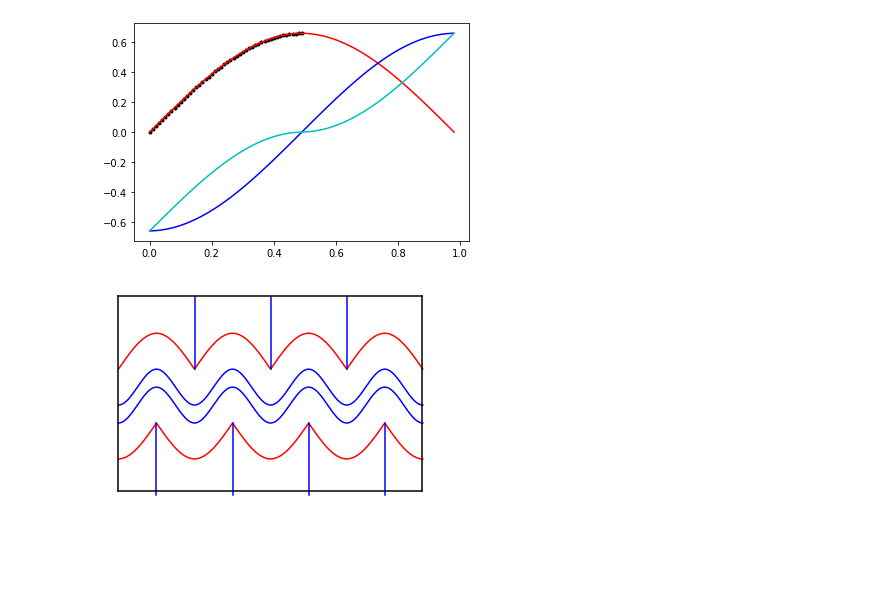
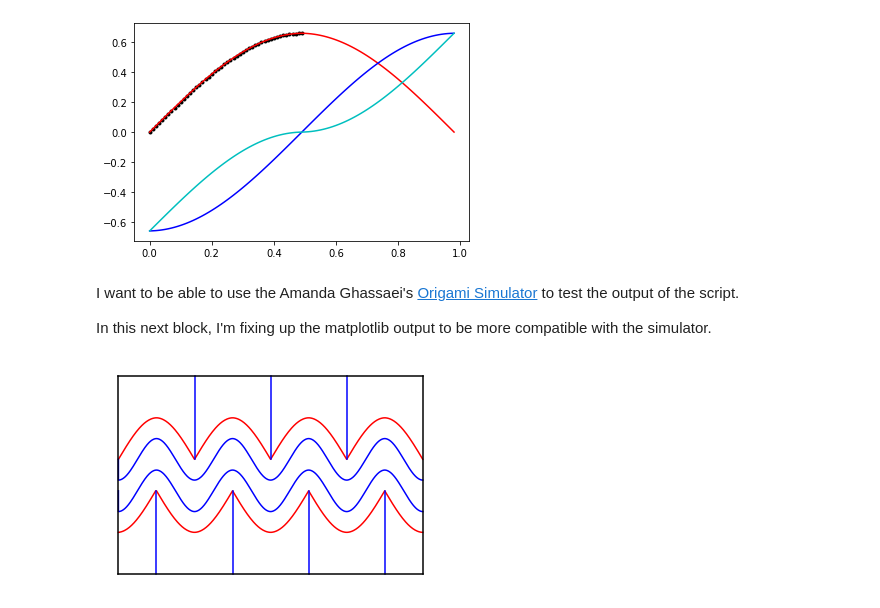
Before and after one commit to eleciawhite/origami, a Jupyter notebook: LukashevaCurved/KateTess.ipynb, the cells around one changed output. Drawn from its saved outputs; the diff is of its cells as text; code cells hidden in the pictures; blank space fills up the shorter version.

Commit message:
Improved the SVG fixup. Interpret a block instead of calcs between

```diff
--- a/LukashevaCurved/KateTess.ipynb
+++ b/LukashevaCurved/KateTess.ipynb
@@ -93,4 +99,8 @@ cvs = curves(ckernel)
 print(cvs)
 # %% [output]
 [figure]
+# %% [markdown]
+I want to be able to use the Amanda Ghassaei's [Origami Simulator](https://origamisimulator.org/) to test the output of the script.
+
+In this next block, I'm fixing up the matplotlib output to be more compatible with the simulator.
 # %%
@@ -186,29 +247,28 @@ def interpret_line(yoffset, line):
+# %%
+def interpret_tess(name, input, cvs):
+  minxy = np.ones((2)) * nan
+  maxxy = np.ones((2)) * nan
+  yoffset = 0.0
+  for line in input:
+    color, curve, height = interpret_line(yoffset, line, cvs)
+    minxy, maxxy = minmax(minxy, maxxy, curve)
+    yoffset -= height
+  plt.axis('off')
+  plot_outer_box(minxy, maxxy, 'k')
+  plt.savefig(name + ".svg")
+  fixup_svg(name + ".svg")
 # %%
-name = "testone"
+name = "testone2"
 
-yoffset = 0.0
-color, curve=interpret_line(yoffset, "red A2 A2 A2 A2")
-color, curve=interpret_line(yoffset, "blue x2 |4 x2 |4 x2 |4")
-yoffset -= cvs.h
-color, curve=interpret_line(yoffset, "blue  B b B b B b B b")
-yoffset -= cvs.h
-color, curve=interpret_line(yoffset, "blue  B b B b B b B b")
-yoffset -= cvs.h
-color, curve=interpret_line(yoffset, "red o U2 U2 U2 U2 ")
-color, curve=interpret_line(yoffset, "blue  x |-4 x2 |-4 x2 |-4 x2 |-4")
+testone = [
+    "red A2 A2 A2 A2 h0",
+    "blue x2 |4 x2 |4 x2 |4 h0",
+    "blue  B b B b B b B b",
+    "blue  B b B b B b B b h0",
+    "red o U2 U2 U2 U2 h0",
+    "blue  x |-4 x2 |-4 x2 |-4 x2 |-4"
+]
 
-plt.axis('off')
-xmini, xmaxi, ymini, ymaxi = plt.axis('tight')
-xmini = xmini * 0
-xmaxi = xmaxi * 0.95
-ymini = ymini * 0.90
-ymaxi = ymaxi * 0.90
-
-plt.plot([xmini, xmini], [ymini,ymaxi], 'k' )
-plt.plot([xmaxi, xmaxi], [ymini,ymaxi], 'k' )
-plt.plot([xmini, xmaxi], [ymini,ymini], 'k' )
-plt.plot([xmini, xmaxi], [ymaxi,ymaxi], 'k' )
-plt.savefig(name + ".svg")
-fixup_svg(name + ".svg")
+interpret_tess(name,testone, cvs)
 # %% [output]
-[figure, old version]
+[figure, new version]
```
Also changed, not shown: parts of 7 cells of this notebook.
